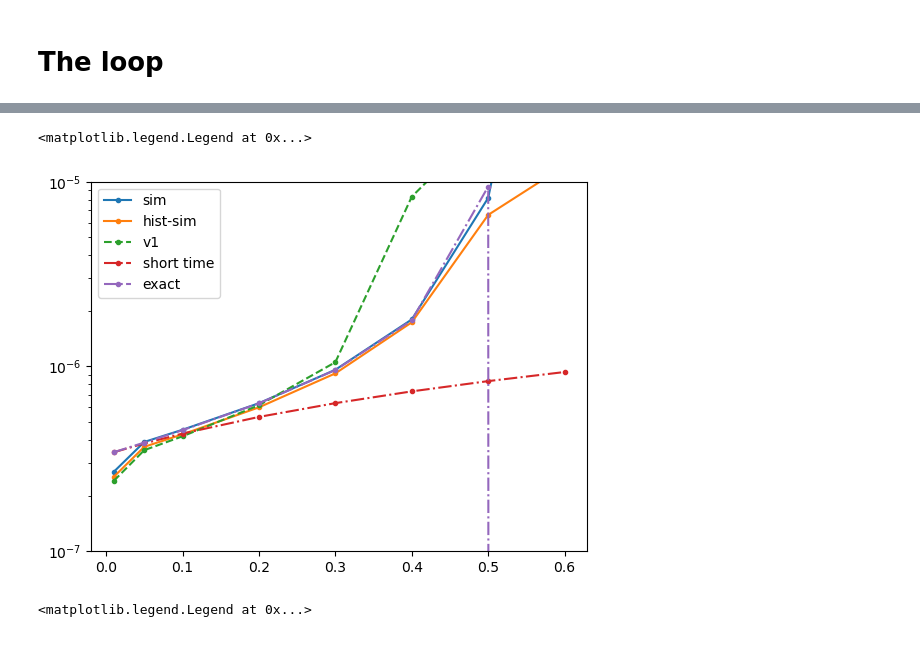
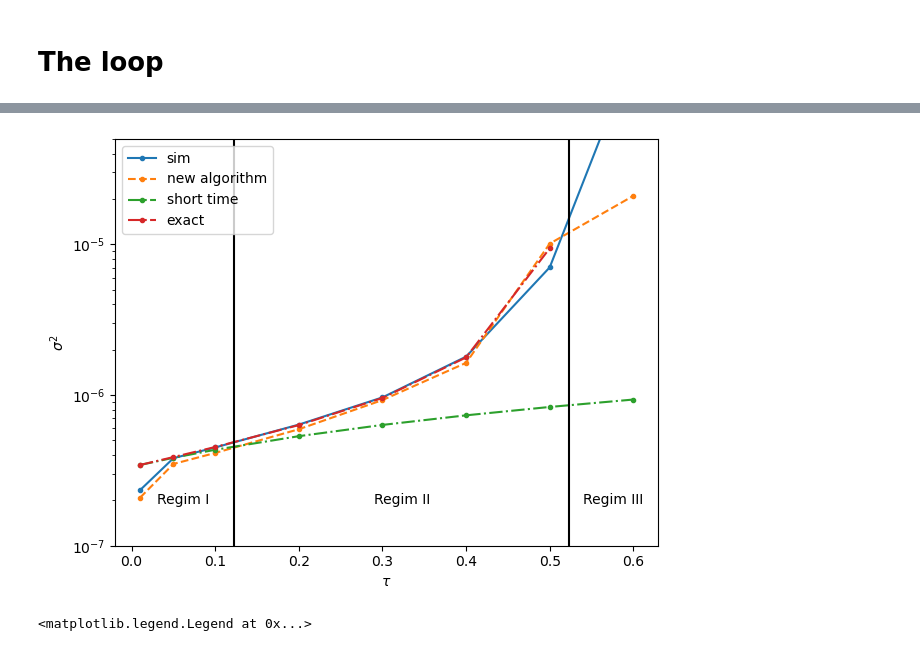
Before and after one commit to NilsToAn/overdampedDelayHarmonicOscillator, a Jupyter notebook: 2d_algo_v2.ipynb, the cells around one changed output, grey strips where cells are left out. Cells and saved outputs as stored; diff of their text form; code cells hidden in the pictures.

```diff
--- a/2d_algo_v2.ipynb
+++ b/2d_algo_v2.ipynb
@@ -541,7 +527,7 @@ Total number of final states: (20853,)
 # num_vars = sim_vs_num_v2['num_vars']
 # num_vars_2 = sim_vs_num_v2['num_vars_2']
 
-sim_vs_num_v4 = pickle.load(open('nummeric_results/sim_vs_num_v4_emb3.pkl', 'rb'))
+sim_vs_num_v4 = pickle.load(open('nummeric_results/sim_vs_num_v4_emb4.pkl', 'rb'))
 ltaus = sim_vs_num_v4['ltaus']
 sim_vars = sim_vs_num_v4['sim_vars']
 num_vars = sim_vs_num_v4['num_vars']
@@ -550,18 +536,28 @@ sim_hist_vars = sim_vs_num_v4['sim_hist_vars']
 short_time_approx_var = s**2/(2*k)*(1+k*ltaus)
 exact_sol = s**2/(2*k)*(1+np.sin(k*ltaus))/np.cos(k*ltaus)
 # %%
+ax = plt.subplot()
 plt.plot(ltaus,sim_vars,'.-', label='sim')
-plt.plot(ltaus,sim_hist_vars,'.-', label='hist-sim')
-plt.plot(ltaus,num_vars,'.--', label='v1')
+#plt.plot(ltaus,sim_hist_vars,'.-', label='hist-sim')
+plt.plot(ltaus,num_vars,'.--', label='new algorithm')
 #plt.plot(ltaus,num_vars_2,'.--' ,label='v2')
 plt.plot(ltaus,short_time_approx_var ,'.-.',label='short time')
-plt.plot(ltaus,exact_sol ,'.-.',label='exact')
-plt.ylim(1e-7,1e-5)
+plt.plot(ltaus[:-1],exact_sol[:-1] ,'.-.',label='exact')
+
+plt.ylim(1e-7,5e-5)
+plt.vlines([1/np.e /k, np.pi/2/k],*plt.ylim(), color='black')
+plt.text(0.5*1/np.e /k,              2e-7,'Regim I', ha='center', va='center')
+plt.text(0.5*(1/np.e /k+  np.pi/2/k),2e-7,'Regim II',ha='center', va='center')
+plt.text(1.1*(np.pi/2/k),            2e-7,'Regim III',ha='center', va='center')
+
 plt.yscale('log')
 plt.legend()
+plt.xlabel(r'$\tau$')
+plt.ylabel(r'$\sigma^2$')
+plt.tight_layout()
+plt.savefig('Graphic_Results/varianz_compare.pdf')
 # %% [output]
-<matplotlib.legend.Legend at 0x...>
-[figure, old version]
+[figure, new version]
 # %%
 plt.plot(ltaus,num_vars/sim_hist_vars,'.-', label='v1')
 #plt.plot(ltaus,num_vars_2/sim_vars,label='v2')
```
Also changed, not shown: parts of 1 cell of this notebook, 2 other files.
